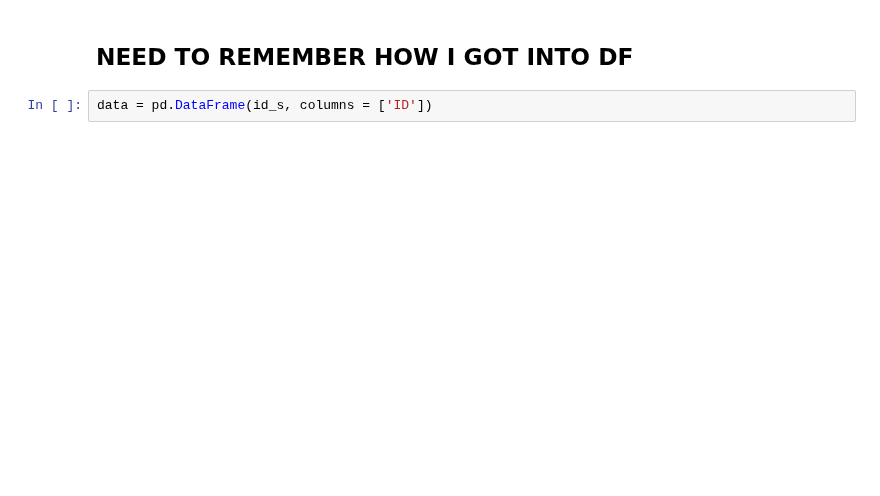
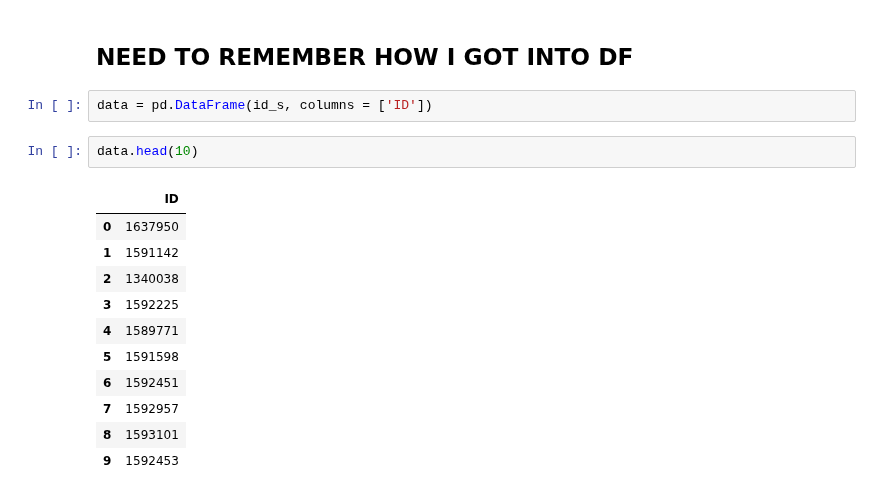
Before and after one commit to DylanBedetti/Trading-Cryptokitties, a Jupyter notebook: Crawler/Kitties_for_sale.ipynb, the cells around one changed output. Cells and saved outputs as stored; diff of their text form; blank space fills up the shorter version.

```diff
--- a/Crawler/Kitties_for_sale.ipynb
+++ b/Crawler/Kitties_for_sale.ipynb
@@ -231,3 +222,17 @@ output_537.html DONE!
 ## NEED TO REMEMBER HOW I GOT INTO DF
 # %%
 data = pd.DataFrame(id_s, columns = ['ID'])
+# %%
+data.head(10)
+# %% [output]
+|  | ID |
+| 0 | 1637950 |
+| 1 | 1591142 |
+| 2 | 1340038 |
+| 3 | 1592225 |
+| 4 | 1589771 |
+| 5 | 1591598 |
+| 6 | 1592451 |
+| 7 | 1592957 |
+| 8 | 1593101 |
+| 9 | 1592453 |
```
Also changed, not shown: parts of 26 cells of this notebook, 1 other file.
